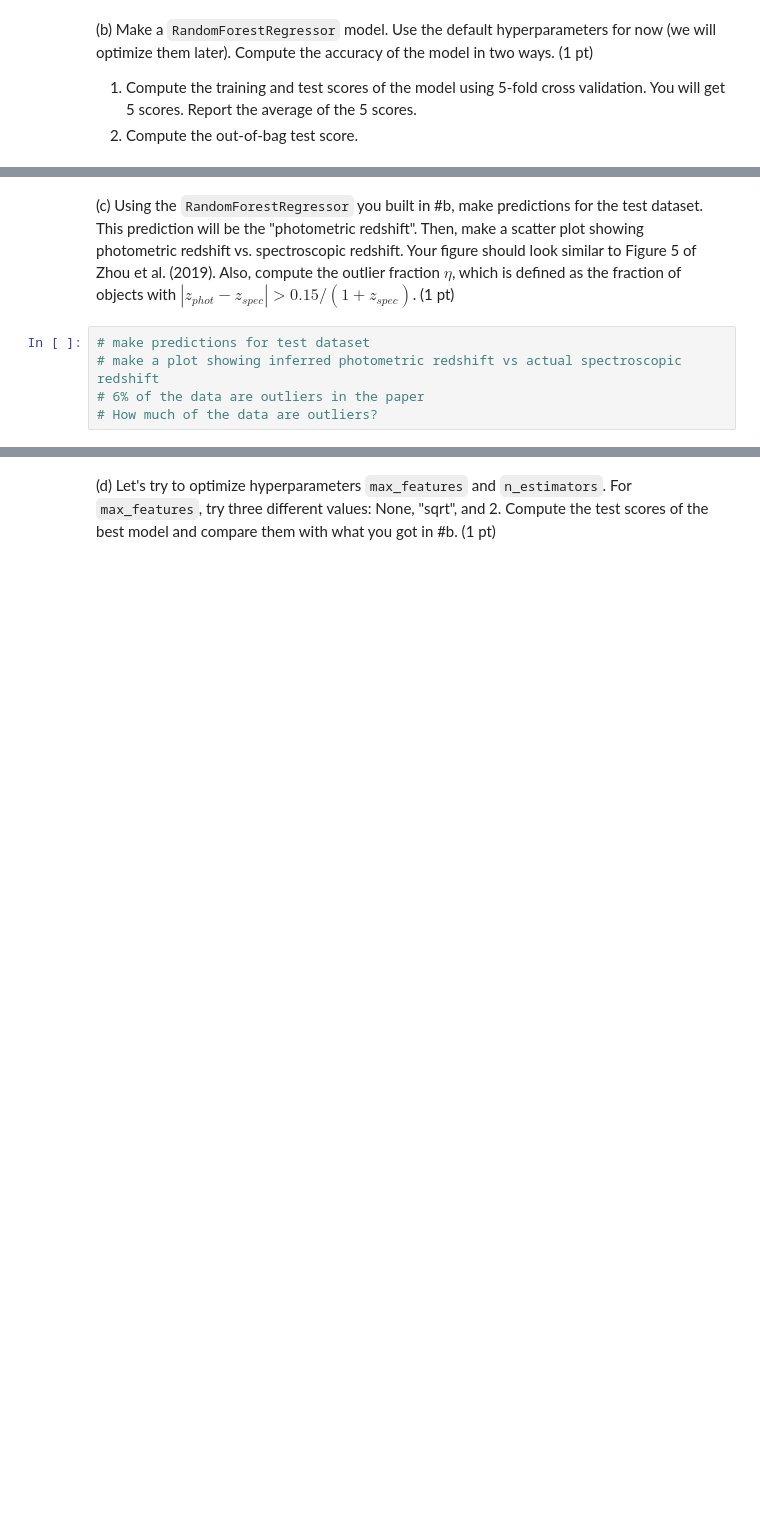
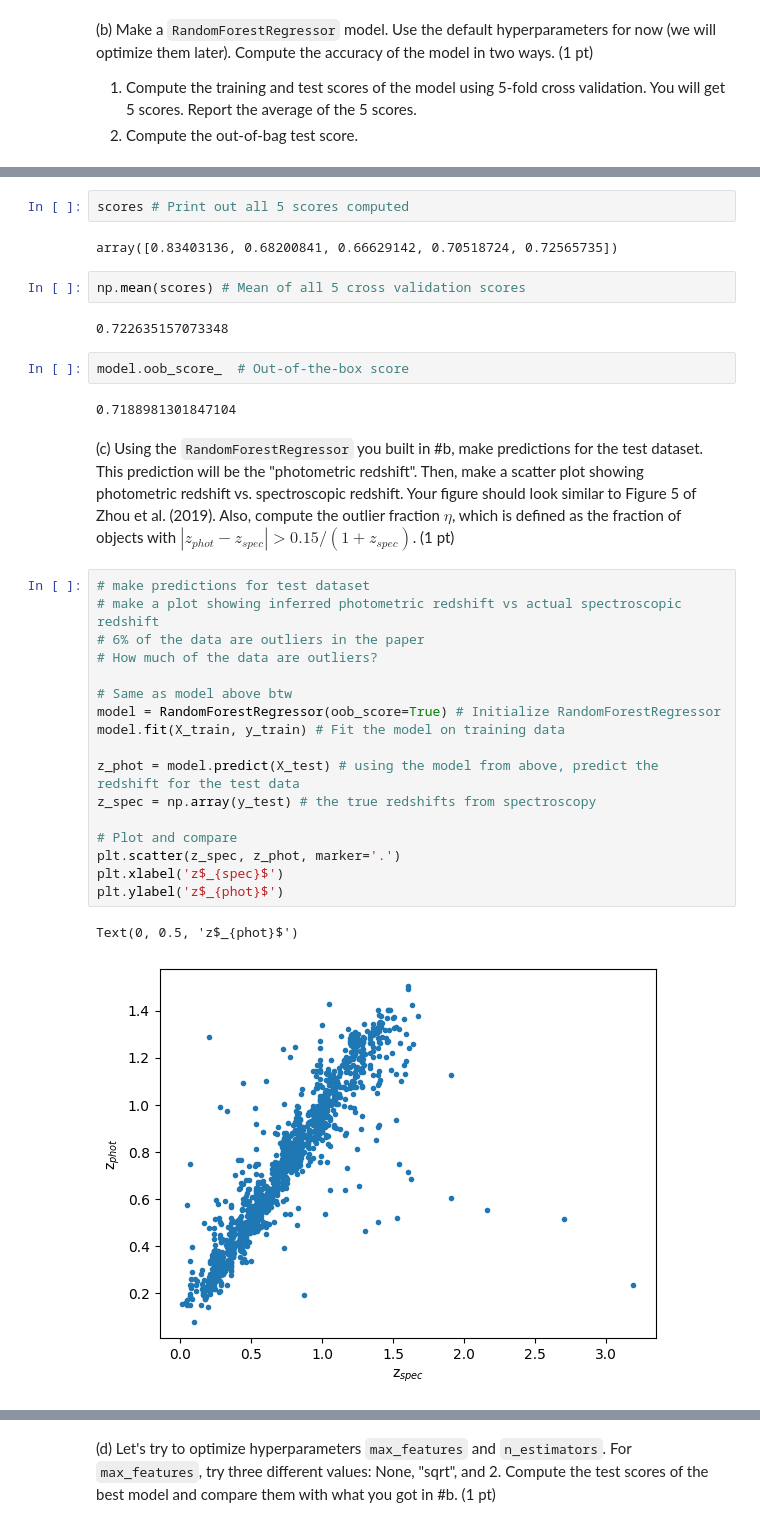
Before and after one commit to SpacialTree/machinelearning-homework, a Jupyter notebook: Homework/HW3/AST7939_homework3.ipynb, the cells around one changed output, grey strips where cells are left out. Saved outputs shown, nothing was run; the diff lists cells and outputs as text; blank space fills up the shorter version.

```diff
--- a/Homework/HW3/AST7939_homework3.ipynb
+++ b/Homework/HW3/AST7939_homework3.ipynb
@@ -98,7 +78,34 @@ train: [[23.14385455 22.57061078 22.07681547 21.96614953 21.88239458 21.86940264
+# %%
+scores # Print out all 5 scores computed
+# %% [output]
+array([0.83403136, 0.68200841, 0.66629142, 0.70518724, 0.72565735])
+# %%
+np.mean(scores) # Mean of all 5 cross validation scores
+# %% [output]
+0.722635157073348
+# %%
+model.oob_score_  # Out-of-the-box score
+# %% [output]
+0.7188981301847104
 # %% [markdown]
 (c) Using the `RandomForestRegressor` you built in #b, make predictions for the test dataset. This prediction will be the "photometric redshift". Then, make a scatter plot showing photometric redshift vs. spectroscopic redshift. Your figure should look similar to Figure 5 of Zhou et al. (2019). Also, compute the outlier fraction $\eta$, which is defined as the fraction of objects with $|z_{phot}-z_{spec}| > 0.15/(1+z_{spec})$. (1 pt)
 # %%
 # make predictions for test dataset
 # make a plot showing inferred photometric redshift vs actual spectroscopic redshift
 # 6% of the data are outliers in the paper
 # How much of the data are outliers?
+
+# Same as model above btw
+model = RandomForestRegressor(oob_score=True) # Initialize RandomForestRegressor
+model.fit(X_train, y_train) # Fit the model on training data
+
+z_phot = model.predict(X_test) # using the model from above, predict the redshift for the test data
+z_spec = np.array(y_test) # the true redshifts from spectroscopy
+
+# Plot and compare
+plt.scatter(z_spec, z_phot, marker='.')
+plt.xlabel('z$_{spec}$')
+plt.ylabel('z$_{phot}$')
+# %% [output]
+Text(0, 0.5, 'z$_{phot}$')
+[figure, added]
```
Also changed, not shown: parts of 28 cells of this notebook.
